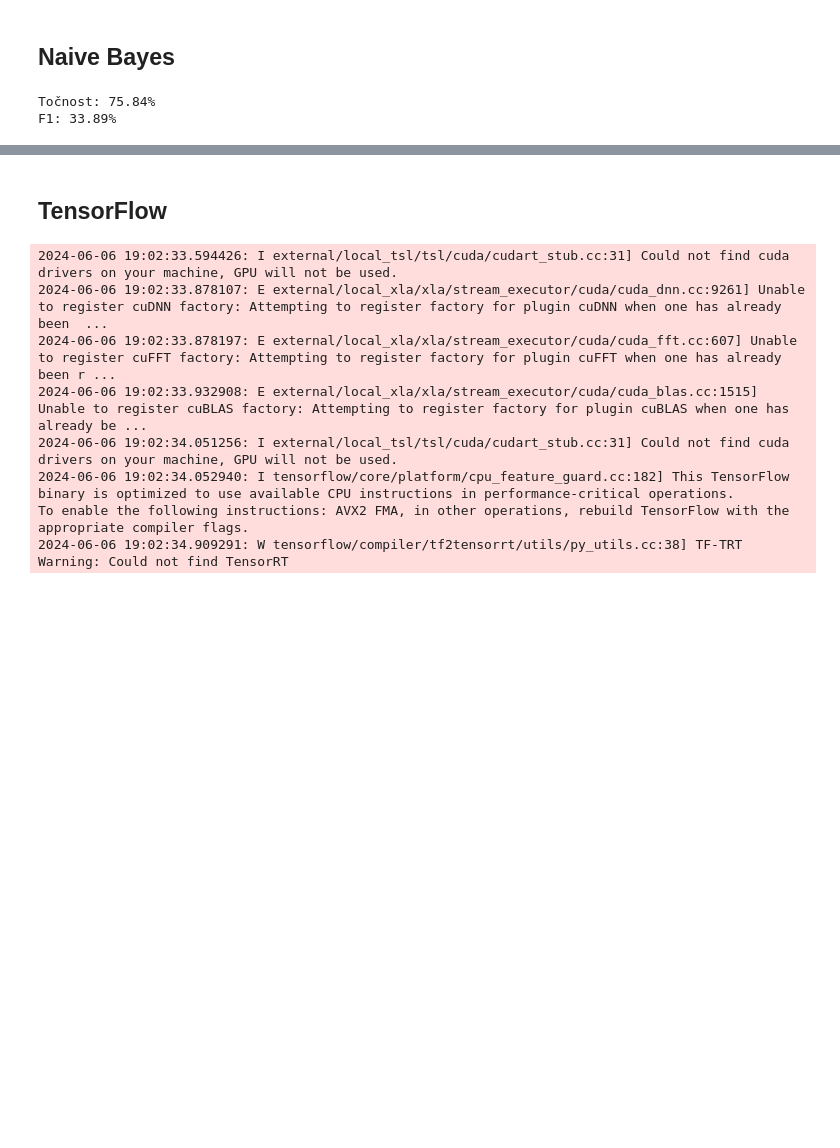
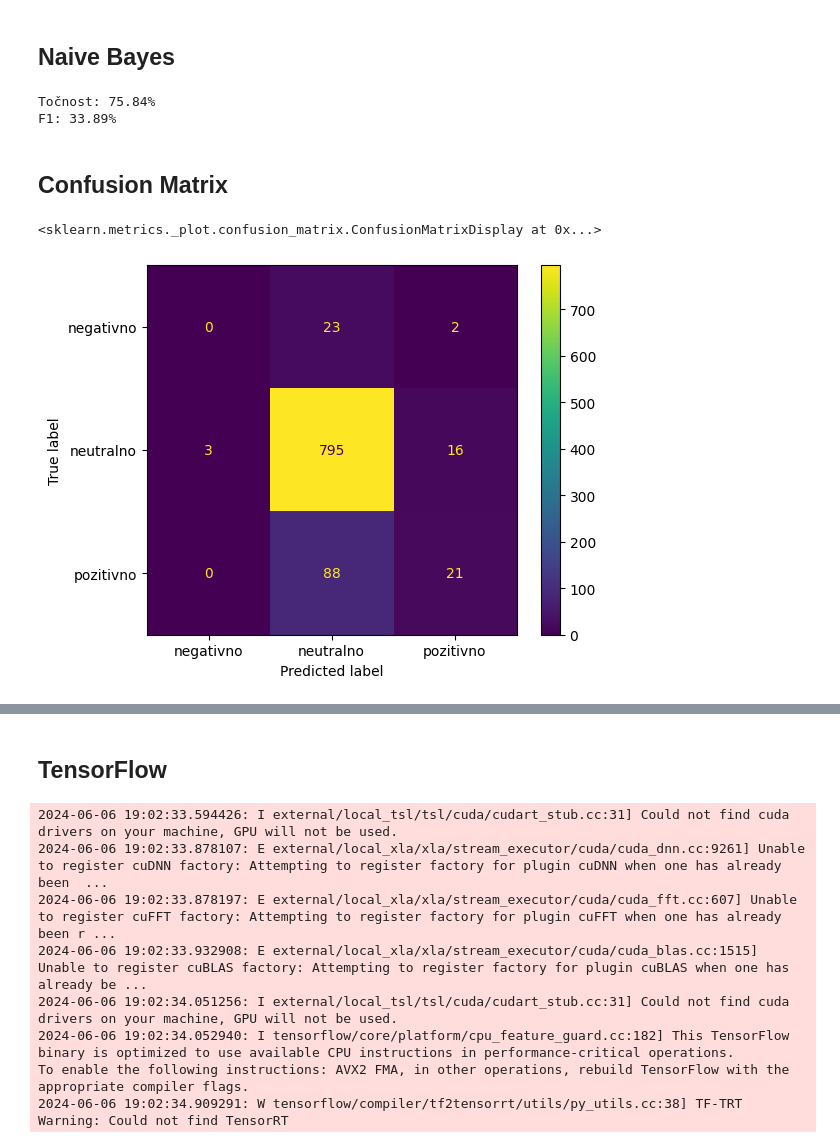
Before and after one commit to Sentimentalci/opjprojekt, a Jupyter notebook: SENTIMENTalci_ML.ipynb, the cells around one changed output, grey strips where cells are left out. Saved outputs shown, nothing was run; the diff lists cells and outputs as text; code cells hidden in the pictures; blank space fills up the shorter version.

```diff
--- a/SENTIMENTalci_ML.ipynb
+++ b/SENTIMENTalci_ML.ipynb
@@ -76,24 +76,24 @@ hr_stop_rijeci=['a','ako','ali','bi','bih','bila','bili','bilo','bio',
                 'vaša','vaše','već','vi','za','zar','će','ćemo','ćete',
                 'ćeš','ću','što']
 
-vectorizer = TfidfVectorizer(encoding="utf8", lowercase=True, analyzer="word",
-                             stop_words=hr_stop_rijeci)
-tekst=vectorizer.fit_transform(tekst)
-
-skaliranje = StandardScaler(with_mean=False)
-tekst=skaliranje.fit_transform(tekst)
 le = LabelEncoder()
 le.fit(df["oznake"])
 print(dict(zip(le.classes_,le.transform(le.classes_))))
 oznake = le.transform(df["oznake"])
 
 # Split the data into train and test sets
-X_train, X_test, Y_train, Y_test = train_test_split(
+tekst_train, tekst_test, Y_train, Y_test = train_test_split(
     tekst, oznake, test_size=0.3, random_state=42, stratify=oznake)
 
+print(len(tekst_train))
+print(len(tekst_test))
+
 # Convert text data into numerical features using TF-IDF
-#vectorizer = TfidfVectorizer()
-#X_train = vectorizer.fit_transform(X_train)
-#X_test = vectorizer.transform(X_test)
+vectorizer = TfidfVectorizer(encoding="utf8", lowercase=True, analyzer="word",
+                             stop_words=hr_stop_rijeci)
+
+skaliranje = StandardScaler(with_mean=False)
+X_train=vectorizer.fit_transform(tekst_train)
+X_test=vectorizer.transform(tekst_test)
 # %% [output]
 {'negativno': 0, 'neutralno': 1, 'pozitivno': 2}
@@ -107,7 +109,7 @@ model = xgb.XGBClassifier()
 model.fit(X_train, Y_train)
 
 # Make predictions on the test set
-pred = model.predict(X_test)
+pred_xg = model.predict(X_test)
 # %%
 # Evaluate the model performance
 from sklearn.metrics import accuracy_score, f1_score
@@ -225,3 +227,15 @@ print("F1: {:.2f}%".format(f1 * 100))
 # %% [output]
 Točnost: 75.84%
 F1: 33.89%
+# %% [markdown]
+## Confusion Matrix
+# %%
+from sklearn.metrics import confusion_matrix, ConfusionMatrixDisplay
+
+cm = confusion_matrix(Y_test, pred_xg) #labels_test, predictions
+
+disp = ConfusionMatrixDisplay(confusion_matrix=cm,display_labels=le.classes_)
+disp.plot()
+# %% [output]
+<sklearn.metrics._plot.confusion_matrix.ConfusionMatrixDisplay at 0x...>
+[figure, added]
```
Also changed, not shown: parts of 9 cells of this notebook, 3 other files.
